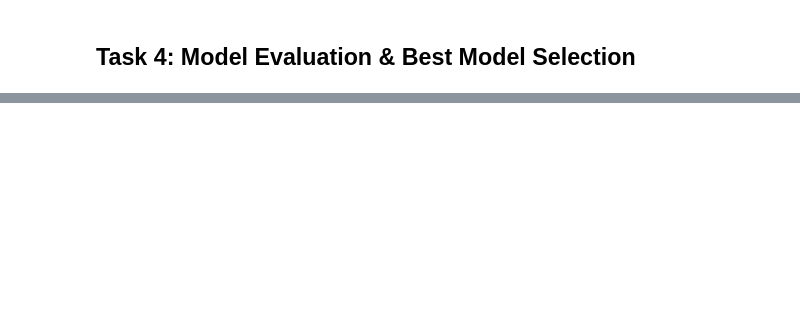
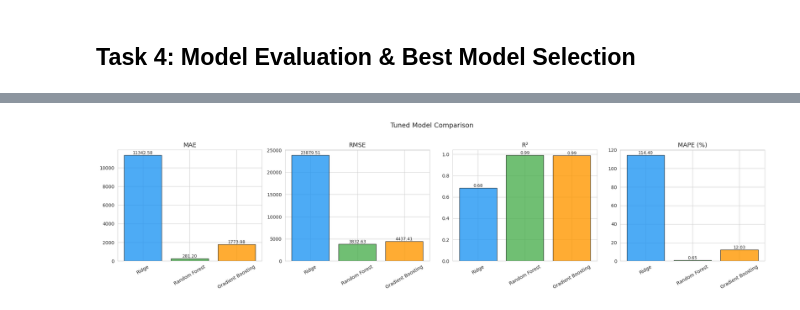
Before and after one commit to GetMeoutt/P2-Deliverable-2, a Jupyter notebook: Deliverable2.ipynb, the cells around one changed output, grey strips where cells are left out. Saved outputs shown, nothing was run; the diff lists cells and outputs as text; code cells hidden in the pictures; blank space fills up the shorter version.

```diff
--- a/Deliverable2.ipynb
+++ b/Deliverable2.ipynb
@@ -462,11 +576,0 @@ print(tuned_df.to_string())
-# %%
-# Full D1 vs D2 comparison
-all_results = {}
-for name, res in baseline_results.items():
-    all_results[f'{name} (D1 Baseline)'] = res
-for name, res in tuned_results.items():
-    all_results[f'{name} (D2)'] = res
-
-comparison_df = pd.DataFrame(all_results).T
-comparison_df.index.name = 'Model'
-print(comparison_df.to_string())
@@ -500,12 +576,0 @@ print(f'MAPE: {comparison_df.loc[best_model_name, "MAPE"]}')
-# %%
-# D1 vs D2 improvement
-print('D1 vs D2 Improvement:\n')
-for model_base in ['Decision Tree', 'Random Forest']:
-    d1 = baseline_results[model_base]
-    d2 = tuned_results[f'{model_base} (Tuned)']
-    print(f'--- {model_base} ---')
-    for metric in ['R2', 'Adj_R2', 'RMSE', 'MAE']:
-        change = d2[metric] - d1[metric]
-        pct = (change / abs(d1[metric])) * 100 if d1[metric] != 0 else 0
-        print(f'  {metric}: {d1[metric]} -> {d2[metric]} ({"+" if change > 0 else ""}{change:.2f}, {pct:+.1f}%)')
-    print()
@@ -511,0 +621,19 @@ for model_base in ['Decision Tree', 'Random Forest']:
+# %%
+# --- Visual Comparison: Bar charts ---
+fig, axes = plt.subplots(1, 4, figsize=(20, 5))
+metrics_list = ['MAE', 'RMSE', 'R²', 'MAPE (%)']
+model_colors = ['#2196F3', '#4CAF50', '#FF9800']
+
+for i, metric in enumerate(metrics_list):
+    bars = axes[i].bar(tuned_df['Model'], tuned_df[metric], color=model_colors, edgecolor='black', alpha=0.8)
+    axes[i].set_title(metric, fontsize=13)
+    axes[i].tick_params(axis='x', rotation=30)
+    for bar, val in zip(bars, tuned_df[metric]):
+        axes[i].text(bar.get_x() + bar.get_width()/2, bar.get_height(),
+                     f'{val:.2f}', ha='center', va='bottom', fontsize=9)
+
+plt.suptitle('Tuned Model Comparison', fontsize=14, y=1.02)
+plt.tight_layout()
+plt.show()
+# %% [output]
+[figure, added]
```
Also changed, not shown: parts of 46 cells of this notebook, 4 other files.
